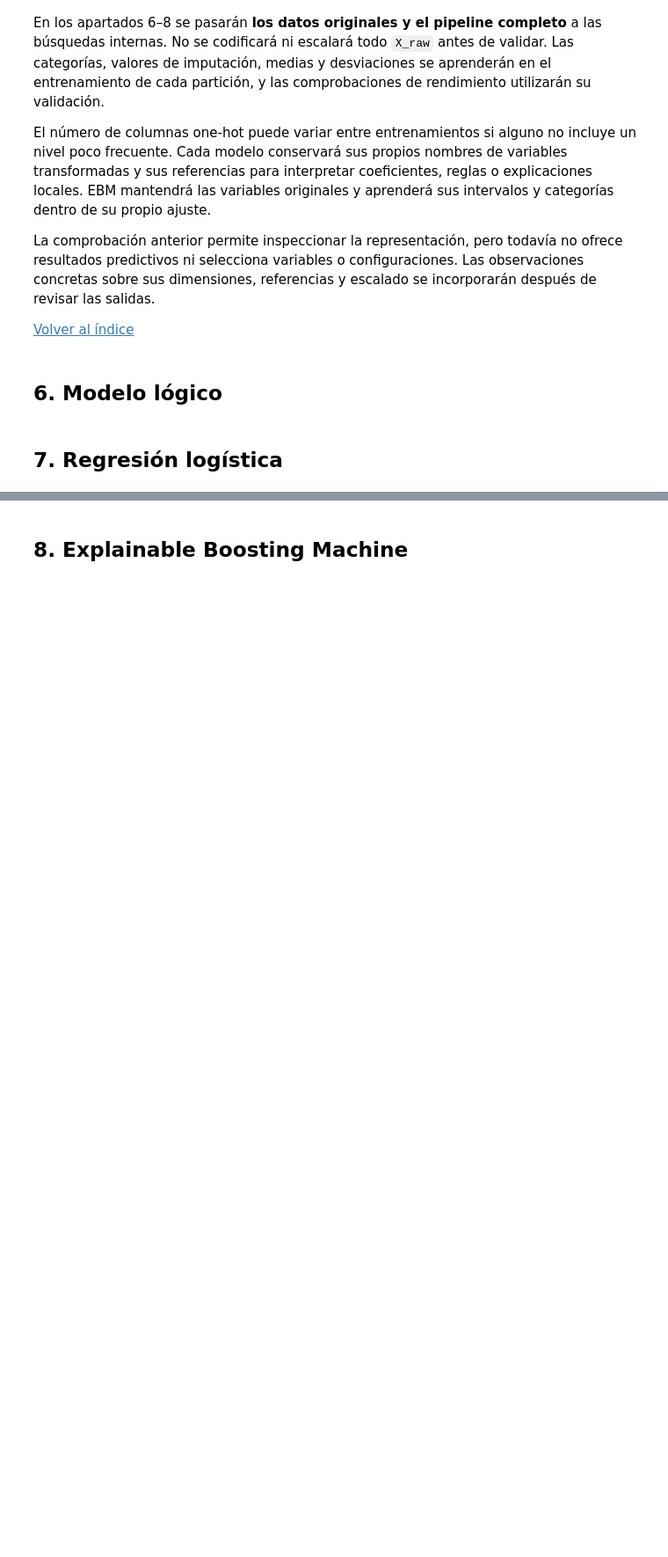
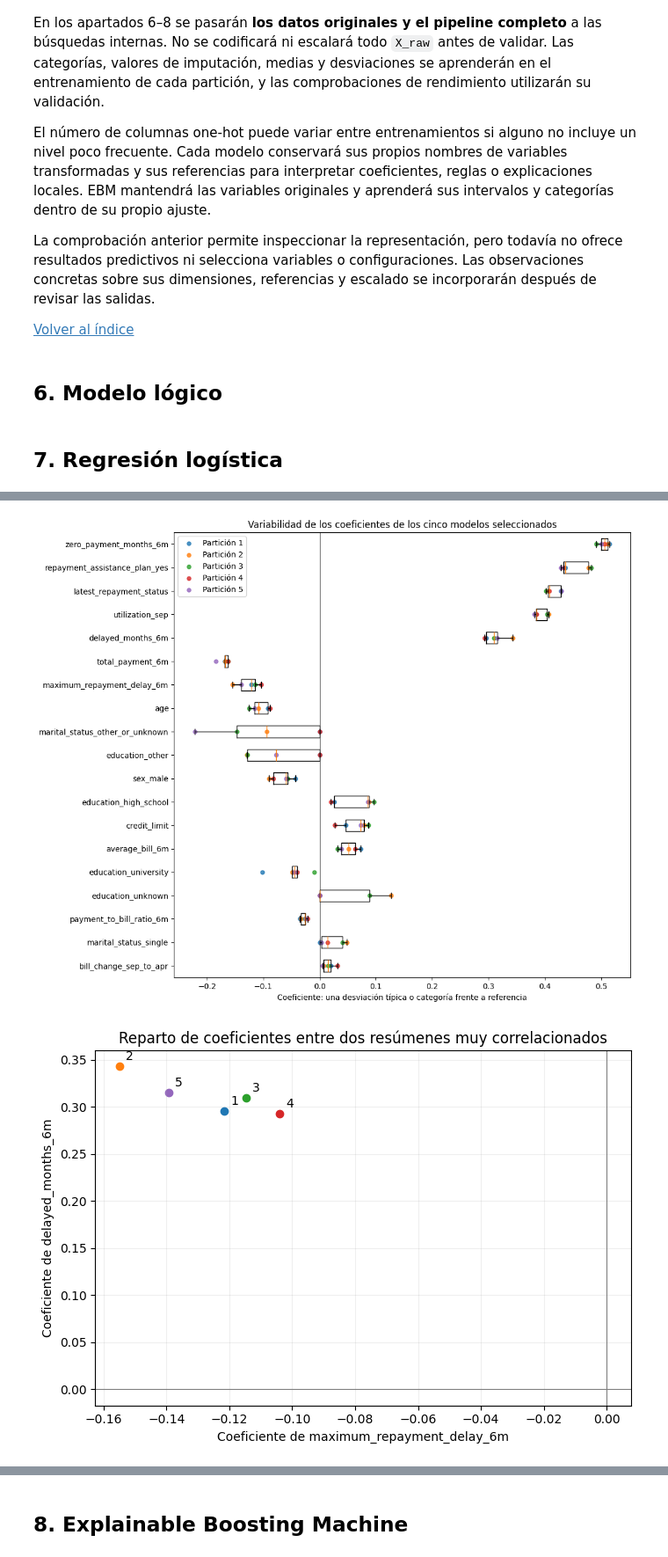
Before and after one commit to germansanchezz/iax-group-3, a Jupyter notebook: notebooks/unit-2-project.ipynb, the cells around one changed output, grey strips where cells are left out. Shown at 88% size. Saved outputs shown, nothing was run; the diff lists cells and outputs as text; code cells hidden in the pictures; blank space fills up the shorter version.

```diff
--- a/notebooks/unit-2-project.ipynb
+++ b/notebooks/unit-2-project.ipynb
@@ -1185,0 +1629,66 @@ La comprobación anterior permite inspeccionar la representación, pero todavía
+# %%
+lr_coefficient_rows = []
+lr_reference_rows = []
+for fold, pipeline in enumerate(lr_models, start=1):
+    names = pipeline["preprocess"].get_feature_names_out()
+    lr_coefficient_rows.append(pd.Series(pipeline["model"].coef_[0], index=names, name=fold))
+    encoder = pipeline["preprocess"].named_transformers_["categorical"].named_steps["encoder"]
+    lr_reference_rows.append({
+        variable: categories[drop_idx]
+        for variable, categories, drop_idx in zip(
+            categorical_features, encoder.categories_, encoder.drop_idx_
+        )
+    })
+
+lr_references_by_fold = pd.DataFrame(lr_reference_rows, index=range(1, N_SPLITS + 1))
+if (lr_references_by_fold.nunique(dropna=False) > 1).any():
+    raise ValueError("Las referencias cambian entre modelos; hay que alinear sus contrastes antes de compararlos.")
+lr_coefficients_by_fold = pd.DataFrame(lr_coefficient_rows)
+lr_coefficients_by_fold.index.name = "Partición"
+lr_coefficient_stability = pd.DataFrame({
+    "Media": lr_coefficients_by_fold.mean(),
+    "Desviación típica": lr_coefficients_by_fold.std(ddof=1),
+    "Modelos con entrada": lr_coefficients_by_fold.notna().sum(),
+    "Coeficiente positivo": (lr_coefficients_by_fold > 0).sum(),
+    "Coeficiente negativo": (lr_coefficients_by_fold < 0).sum(),
+    "Coeficiente nulo": (lr_coefficients_by_fold == 0).sum(),
+})
+lr_coefficient_stability = lr_coefficient_stability.loc[
+    lr_coefficient_stability["Media"].abs().sort_values(ascending=False).index
+]
+display(lr_coefficient_stability.round(4))
+
+plot_columns = lr_coefficient_stability.index[::-1]
+fig, ax = plt.subplots(figsize=(11, 9))
+positions = np.arange(1, len(plot_columns) + 1)
+ax.boxplot(
+    [lr_coefficients_by_fold[column].dropna().to_numpy() for column in plot_columns],
+    vert=False, positions=positions, showfliers=False,
+)
+for fold in lr_coefficients_by_fold.index:
+    ax.scatter(lr_coefficients_by_fold.loc[fold, plot_columns], positions,
+               s=25, alpha=0.8, label=f"Partición {fold}")
+ax.set_yticks(positions, labels=plot_columns)
+ax.axvline(0, color="black", linewidth=0.8)
+ax.set(title="Variabilidad de los coeficientes de los cinco modelos seleccionados",
+       xlabel="Coeficiente: una desviación típica o categoría frente a referencia")
+ax.legend()
+plt.tight_layout()
+plt.show()
+
+first_variable = "maximum_repayment_delay_6m"
+second_variable = "delayed_months_6m"
+fig, ax = plt.subplots(figsize=(7, 5))
+for fold in lr_coefficients_by_fold.index:
+    x_value = lr_coefficients_by_fold.loc[fold, first_variable]
+    y_value = lr_coefficients_by_fold.loc[fold, second_variable]
+    ax.scatter(x_value, y_value)
+    ax.annotate(str(fold), (x_value, y_value), xytext=(5, 5), textcoords="offset points")
+ax.axvline(0, color="gray", linewidth=0.8)
+ax.axhline(0, color="gray", linewidth=0.8)
+ax.set(xlabel=f"Coeficiente de {first_variable}", ylabel=f"Coeficiente de {second_variable}",
+       title="Reparto de coeficientes entre dos resúmenes muy correlacionados")
+ax.grid(alpha=0.2)
+plt.tight_layout()
+plt.show()
+# %% [output]
@@ -1185,0 +1712,2 @@ La comprobación anterior permite inspeccionar la representación, pero todavía
+[figure, added]
+[figure, added]
```
Also changed, not shown: parts of 52 cells of this notebook.
